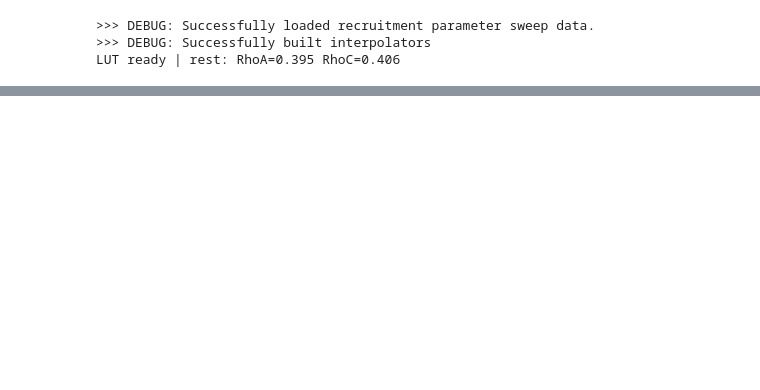
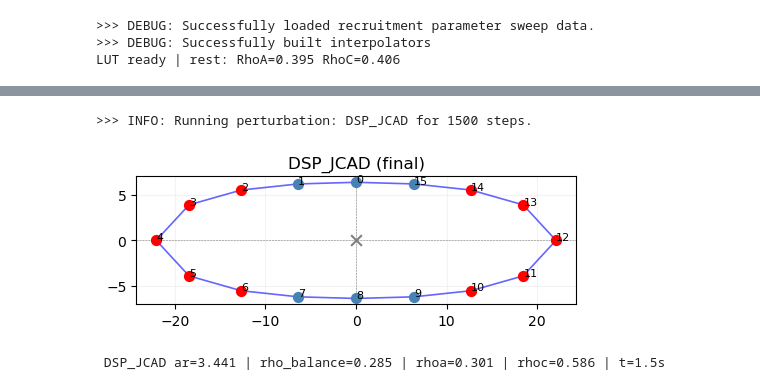
Before and after one commit to emilieyuu/endotehelial-masboss, a Jupyter notebook: notebooks/16_abm_runs.ipynb, the cells around one changed output, grey strips where cells are left out. Drawn from its saved outputs; the diff is of its cells as text; code cells hidden in the pictures; blank space fills up the shorter version.

```diff
--- a/notebooks/16_abm_runs.ipynb
+++ b/notebooks/16_abm_runs.ipynb
@@ -42,3 +75,7 @@ res_dsp['cell_final'], res_dsp['springs_final']
 # %%
-res_dsp_jcad = run_abm_sim_single(dsp_jcad_cfg, lut, 2000, 'DSP_JCAD', True)
+res_dsp_jcad = run_abm_sim_single(dsp_jcad_cfg, lut, 'DSP_JCAD', True)
+# %% [output]
+>>> INFO: Running perturbation: DSP_JCAD for 1500 steps.
+[figure, added]
+ DSP_JCAD ar=3.441 | rho_balance=0.285 | rhoa=0.301 | rhoc=0.586 | t=1.5s
 # %%
```
Also changed, not shown: parts of 13 cells of this notebook, 2 other files.
